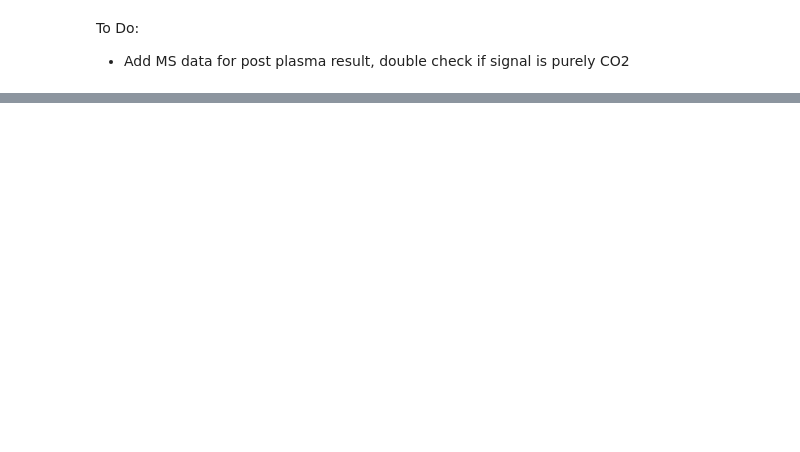
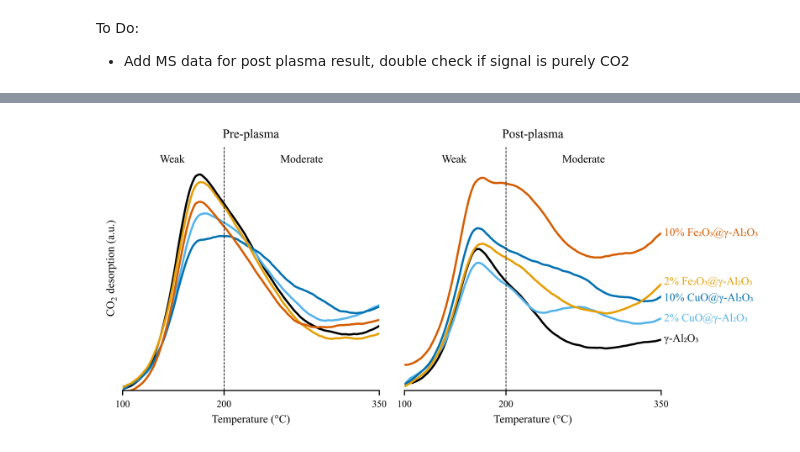
Before and after one commit to sbossier/ladca_incat_envecon_paper, a Jupyter notebook: ipynb/visualisation_co2_tpd.ipynb, the cells around one changed output, grey strips where cells are left out. Saved outputs shown, nothing was run; the diff lists cells and outputs as text; code cells hidden in the pictures; blank space fills up the shorter version.

Commit message:
added packages and normalized co2-tpd

```diff
--- a/ipynb/visualisation_co2_tpd.ipynb
+++ b/ipynb/visualisation_co2_tpd.ipynb
@@ -118,9 +127,11 @@ co2_tpd_subset = co2_tpd_subset[
 
 co2_tpd_subset = co2_tpd_subset.drop(columns=['max_date'])
 
-# Divide the tcd_perc variable by the mass_sample_g variable
+# Divide normalize tcd_perc variable
 co2_tpd_subset['tcd_perc_normalized'] = (
-    co2_tpd_subset['tcd_perc'] / co2_tpd_subset['mass_sample_g']
+    co2_tpd_subset['tcd_perc'] / (
+        co2_tpd_subset['mass_sample_g'] * co2_tpd_subset['surface_area_sqrmpg']
+    )
 )
 
 # Group the data by material and plasma and calculate a rolling mean
@@ -183,7 +194,7 @@ ax1.set_xticks(ticks=[102, 200, 350], labels=[100, 200, 350])
 
 # ax1 y-axis settings
 ax1.set_ylabel('CO$_2$ desorption (a.u.)', fontsize=8)
-ax1.set_ylim(0, 30.5)
+ax1.set_ylim(0, 0.15)
 ax1.tick_params(
     axis='y',
     which='both',
@@ -223,11 +234,11 @@ ax2.set_ylim(ax1.get_ylim())
 
 # Define the label points manually
 label_points = {
-    'γ-Al₂O₃': (350, 6.1),
-    '2% CuO@γ-Al₂O₃': (350, 7.4),
-    '2% Fe₂O₃@γ-Al₂O₃': (350, 11.7),
-    '10% CuO@γ-Al₂O₃': (350, 9.3),
-    '10% Fe₂O₃@γ-Al₂O₃':  (350, 15.6)
+    'γ-Al₂O₃': (350, 0.03),
+    '2% CuO@γ-Al₂O₃': (350, 0.0425),
+    '2% Fe₂O₃@γ-Al₂O₃': (350, 0.065),
+    '10% CuO@γ-Al₂O₃': (350, 0.055),
+    '10% Fe₂O₃@γ-Al₂O₃':  (350, 0.095)
 }
 
 # Loop through each item in label_points
@@ -244,8 +255,8 @@ for material, (x, y) in label_points.items():
 
 # Define the strength points manually
 strength_points = {
-    'Weak': (150, 30),
-    'Moderate': (275, 30),
+    'Weak': (150, 0.14),
+    'Moderate': (275, 0.14),
     #'Strong': (378, 30)
 }
 
@@ -257,32 +268,34 @@ for strength, (x, y) in strength_points.items():
         xytext=(0,0),
         textcoords='offset points',
         fontsize=8,
         color='black',
         horizontalalignment='center'
     )
 
 # Place labels on ax2
 for strength, (x, y) in strength_points.items():
     ax2.annotate(
         text=strength,
         xy=(x, y),
-        xytext=(0,-40),
+        xytext=(0,0),
         textcoords='offset points',
         fontsize=8,
         color='black',
         horizontalalignment='center'
     )
 
 # Add vertical lines to indicate bonding strength on ax1
 ax1.axvline(x=200, linestyle='--', color='black', linewidth=0.5)
 #ax1.axvline(x=350, linestyle='--', color='black', linewidth=0.5)
 
 # Add vertical lines to indicate bonding strength on ax2
-ax2.axvline(x=200, linestyle='--', color='black', linewidth=0.5, ymax=24/30.5)
+ax2.axvline(x=200, linestyle='--', color='black', linewidth=0.5)
 #ax2.axvline(x=350, linestyle='--', color='black', linewidth=0.5, ymax=24/30.5)
 
 plt.tight_layout()
 plt.savefig(
     fname=r'C:\Users\sande\Dropbox\Apps\Overleaf\ladca_incat_envecon_paper_elsevier\figs\sander_co2_tpd.pdf'
 )
 plt.show()
+# %% [output]
+[figure, added]
```
Also changed, not shown: parts of 1 cell of this notebook, 1 other file.
